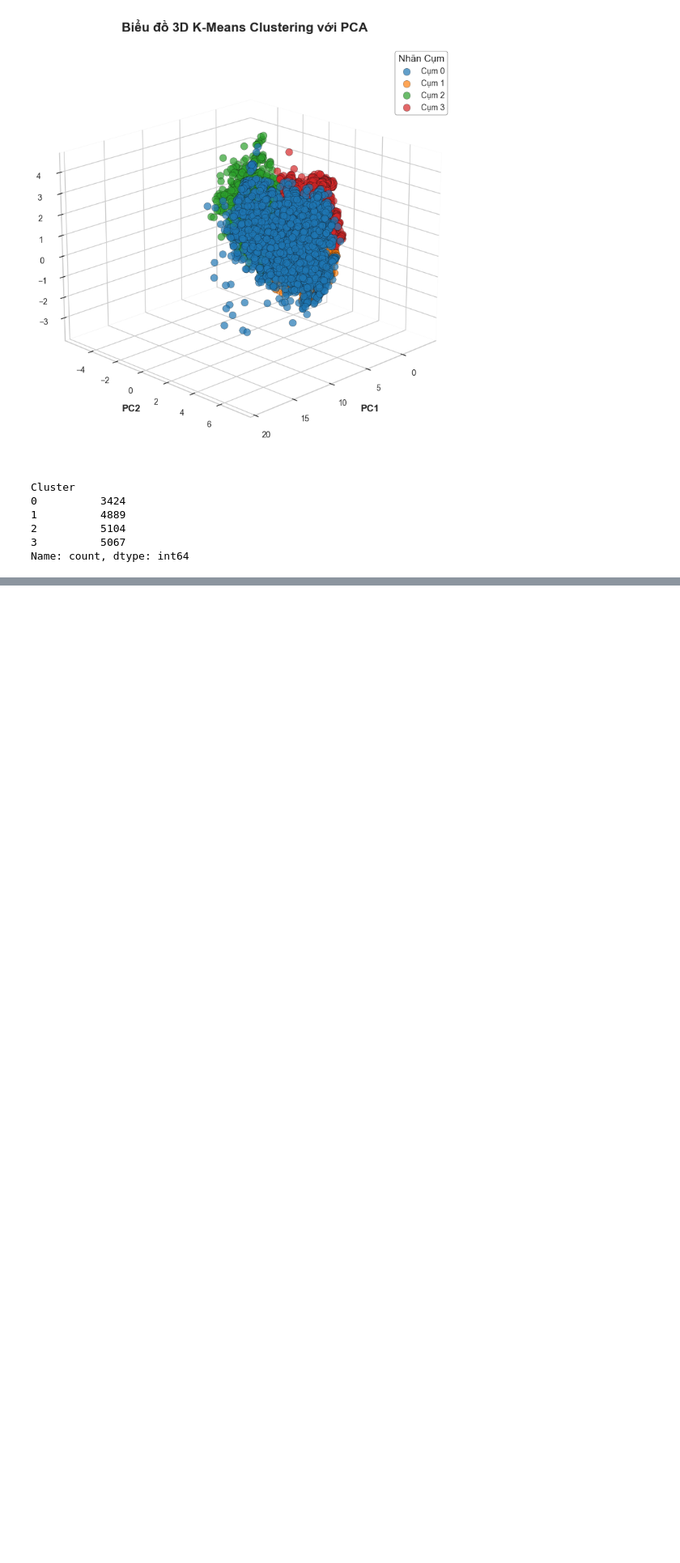
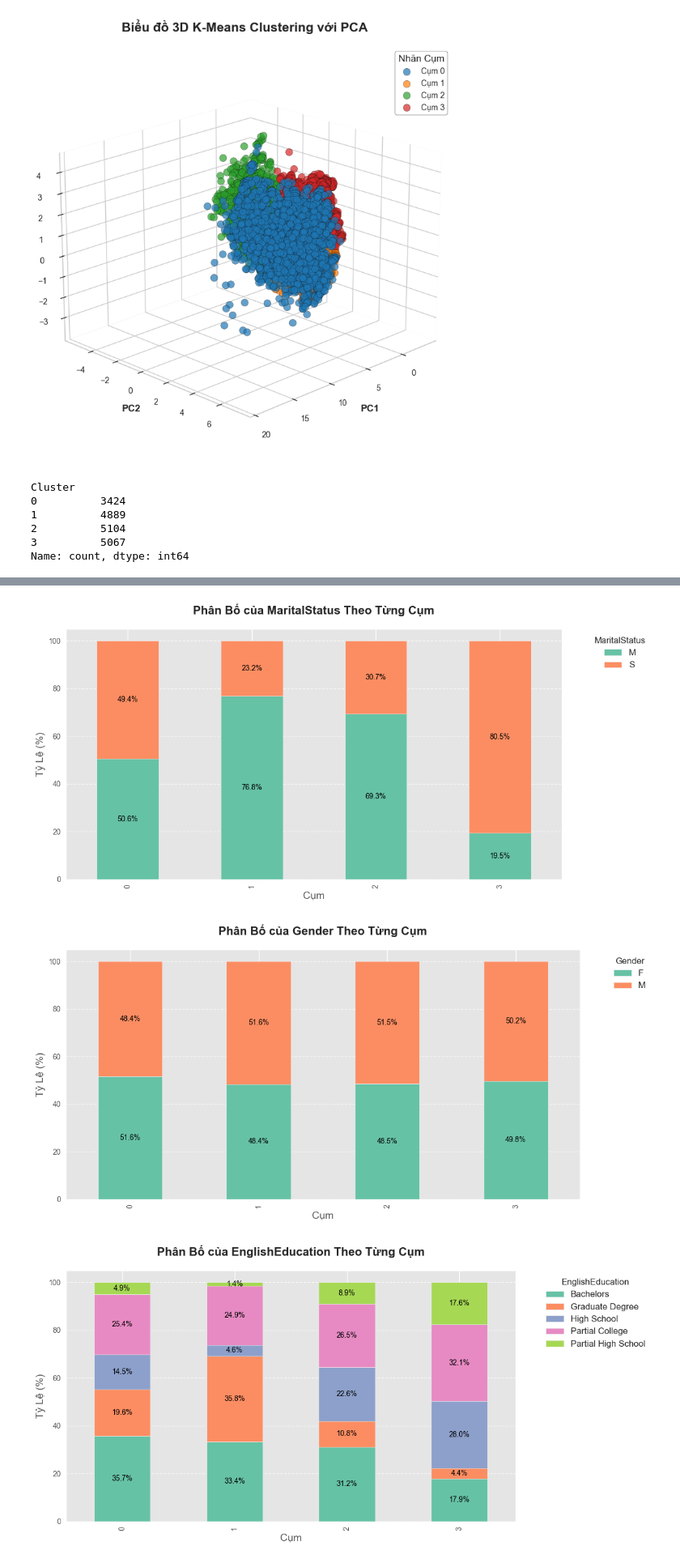
Before and after one commit to tienhai2808/simple_data_mining, a Jupyter notebook: main.ipynb, the cells around one changed output, grey strips where cells are left out. Shown at 81% size. Saved outputs shown, nothing was run; the diff lists cells and outputs as text; code cells hidden in the pictures; blank space fills up the shorter version.

```diff
--- a/main.ipynb
+++ b/main.ipynb
@@ -635,3 +640,6 @@ Cluster
 2          5104
 3          5067
 Name: count, dtype: int64
+# %%
+#Ghép các cụm vào Data Frame
+df_new_customer['Cluster'] = kmeans.labels_
@@ -637,0 +656,33 @@ Name: count, dtype: int64
+# %%
+plt.style.use('ggplot')
+sns.set_palette("Set2")
+plt.rcParams['figure.figsize'] = (12, 6)
+plt.rcParams['font.size'] = 12
+plt.rcParams['axes.titlesize'] = 16
+plt.rcParams['axes.labelsize'] = 14
+
+categorical_columns = ['MaritalStatus', 'Gender', 'EnglishEducation', 'EnglishOccupation', 'TotalChildren', 'NumberCarsOwned']
+for col in categorical_columns:
+  distribution = df_new_customer.groupby('Cluster')[col].value_counts(normalize=True).unstack().fillna(0) * 100
+  fig, ax = plt.subplots(figsize=(12, 6))
+  distribution.plot(kind='bar', stacked=True, ax=ax)
+  ax.set_title(f'Phân Bố của {col} Theo Từng Cụm', fontsize=16, fontweight='bold', pad=20)
+  ax.set_xlabel('Cụm', fontsize=14)
+  ax.set_ylabel('Tỷ Lệ (%)', fontsize=14)
+  ax.legend(title=col, bbox_to_anchor=(1.05, 1), loc='upper left', fontsize=12)
+  ax.grid(True, axis='y', linestyle='--', alpha=0.7)
+  for i in range(distribution.shape[0]):
+    cumulative_height = 0
+    for j in range(distribution.shape[1]):
+      value = distribution.iloc[i, j]
+      if value > 0:
+        cumulative_height += value
+        ax.text(i, cumulative_height - value/2, f'{value:.1f}%',
+          ha='center', va='center', fontsize=10, color='black')
+
+  plt.tight_layout()
+  plt.show()
+# %% [output]
+[figure, added]
+[figure, added]
+[figure, added]
```
Also changed, not shown: parts of 28 cells of this notebook, 1 other file.
